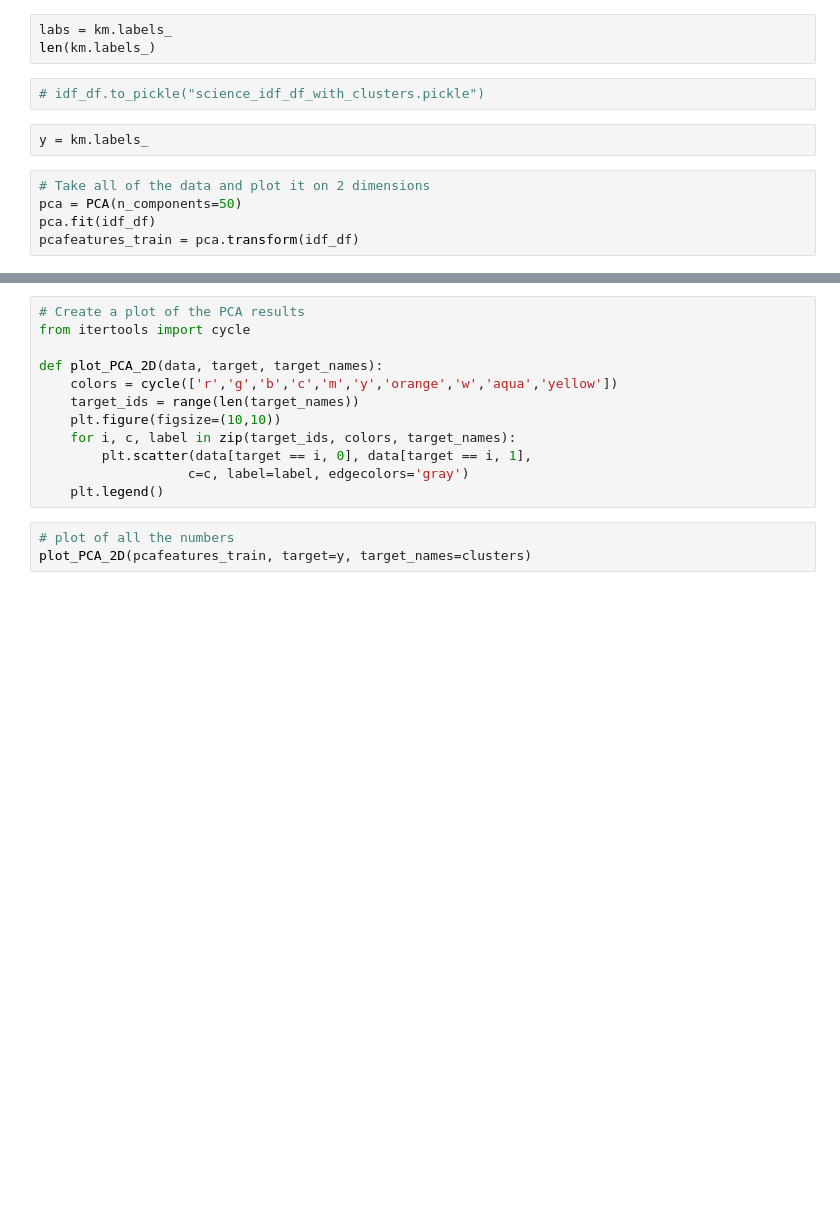
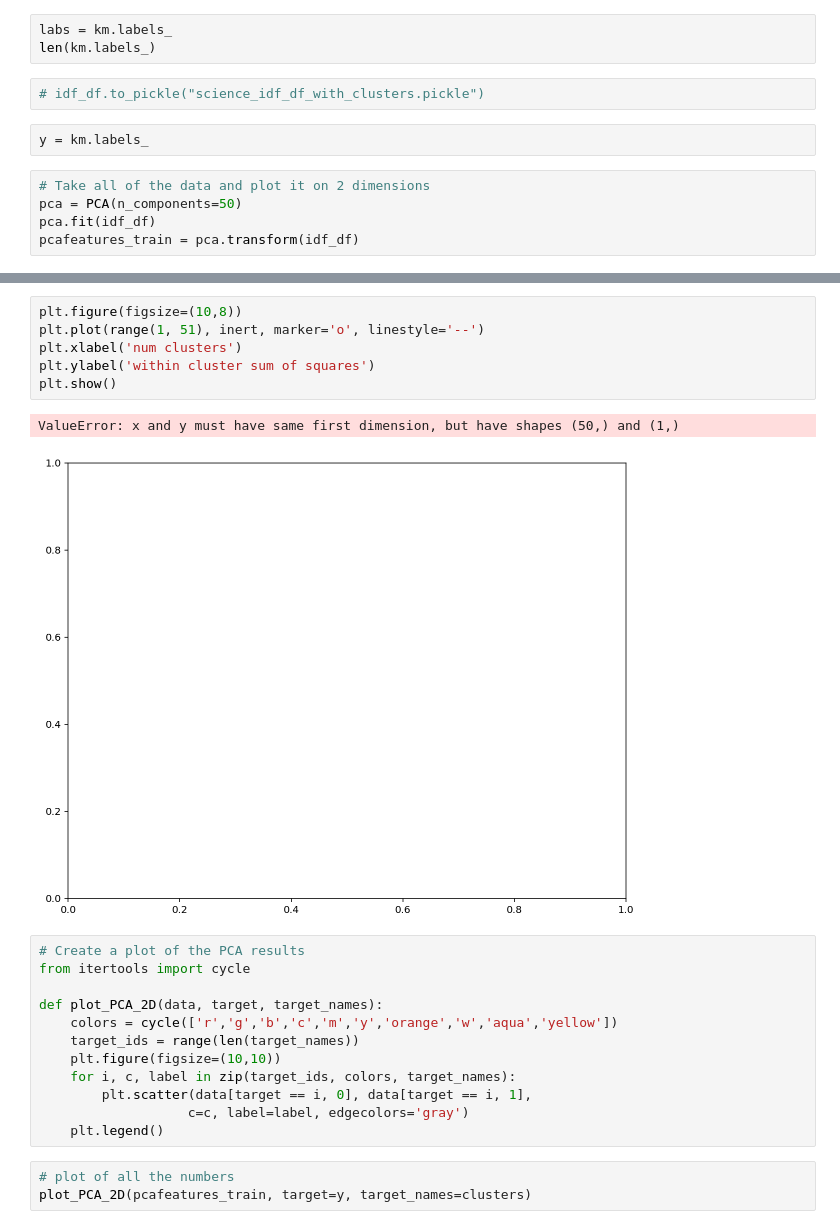
Before and after one commit to nhorton04/Reddit_Comments, a Jupyter notebook: askreddit_plotted_clusters-STOPWORDS-Copy1.ipynb, the cells around one changed output, grey strips where cells are left out. Drawn from its saved outputs; the diff is of its cells as text; blank space fills up the shorter version.

```diff
--- a/askreddit_plotted_clusters-STOPWORDS-Copy1.ipynb
+++ b/askreddit_plotted_clusters-STOPWORDS-Copy1.ipynb
@@ -188,3 +164,12 @@ pcafeatures_train = pca.transform(idf_df)
+# %%
+plt.figure(figsize=(10,8))
+plt.plot(range(1, 51), inert, marker='o', linestyle='--')
+plt.xlabel('num clusters')
+plt.ylabel('within cluster sum of squares')
+plt.show()
+# %% [output]
+ValueError: x and y must have same first dimension, but have shapes (50,) and (1,)
+[figure, added]
 # %%
 # Create a plot of the PCA results
 from itertools import cycle
```
Also changed, not shown: parts of 16 cells of this notebook, 36 other files.
